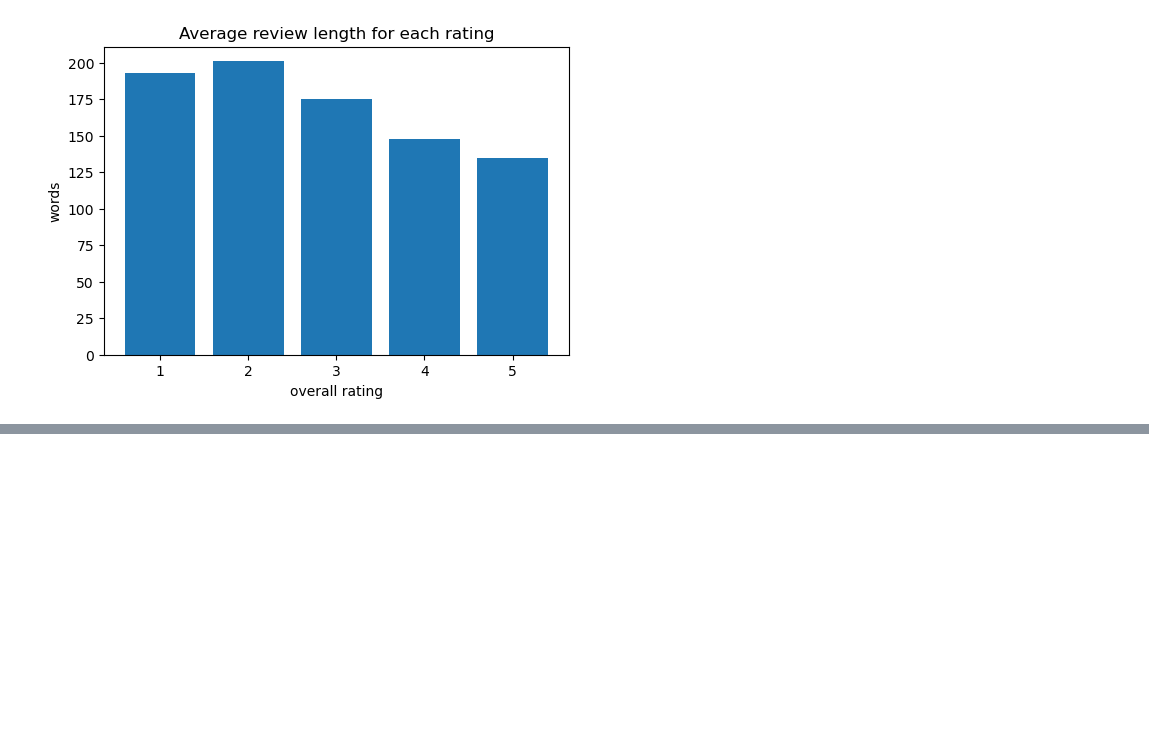
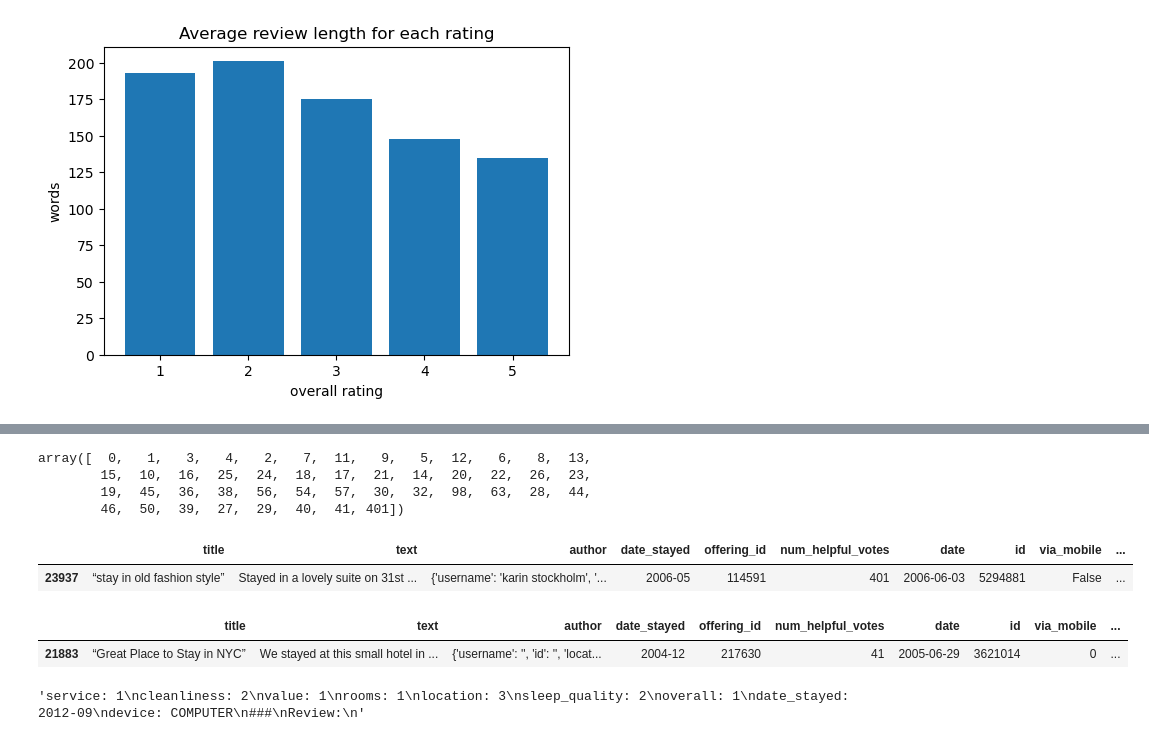
Before and after one commit to ArpanMukhopadhyay/NLP_applied, a Jupyter notebook: assignment2/ANLP_2025_S1_assignment2_a1797378_arpan_version03.ipynb, the cells around one changed output, grey strips where cells are left out. Saved outputs shown, nothing was run; the diff lists cells and outputs as text; code cells hidden in the pictures; blank space fills up the shorter version.

Commit message:
build prompt style

```diff
--- a/assignment2/ANLP_2025_S1_assignment2_a1797378_arpan_version03.ipynb
+++ b/assignment2/ANLP_2025_S1_assignment2_a1797378_arpan_version03.ipynb
@@ -411,3 +411,6 @@ percentage_from_phone = round(len(mobile)/len(train_data_new),4)
 percentage_from_phone
 # %% [output]
 0.0564
+# %%
+train_data_new['via_mobile'] = train_data_new['via_mobile'].astype(int)
+train_data_new['via_mobile']
@@ -479,0 +515,17 @@ for i in range(len(avg_array)):
+# %%
+train_data_new['num_helpful_votes'].unique()
+# %% [output]
+array([  0,   1,   3,   4,   2,   7,  11,   9,   5,  12,   6,   8,  13,
+        15,  10,  16,  25,  24,  18,  17,  21,  14,  20,  22,  26,  23,
+        19,  45,  36,  38,  56,  54,  57,  30,  32,  98,  63,  28,  44,
+        46,  50,  39,  27,  29,  40,  41, 401])
+# %%
+train_data_new.loc[(train_data_new['num_helpful_votes'] == 401)]
+# %% [output]
+|  | title | text | author | date_stayed | offering_id | num_helpful_votes | date | id | via_mobile | ... |
+| 23937 | “stay in old fashion style” | Stayed in a lovely suite on 31st ... | {'username': 'karin stockholm', '... | 2006-05 | 114591 | 401 | 2006-06-03 | 5294881 | False | ... |
+# %%
+train_data_new.loc[(train_data_new['num_helpful_votes'] == 41)]
+# %% [output]
+|  | title | text | author | date_stayed | offering_id | num_helpful_votes | date | id | via_mobile | ... |
+| 21883 | “Great Place to Stay in NYC” | We stayed at this small hotel in ... | {'username': '', 'id': '', 'locat... | 2004-12 | 217630 | 41 | 2005-06-29 | 3621014 | 0 | ... |
@@ -479,0 +554,4 @@ for i in range(len(avg_array)):
+# %%
+train_data_new['prompts'][0]
+# %% [output]
+'service: 1\ncleanliness: 2\nvalue: 1\nrooms: 1\nlocation: 3\nsleep_quality: 2\noverall: 1\ndate_stayed: 2012-09\ndevice: COMPUTER\n###\nReview:\n'
```
Also changed, not shown: parts of 5 cells of this notebook.
